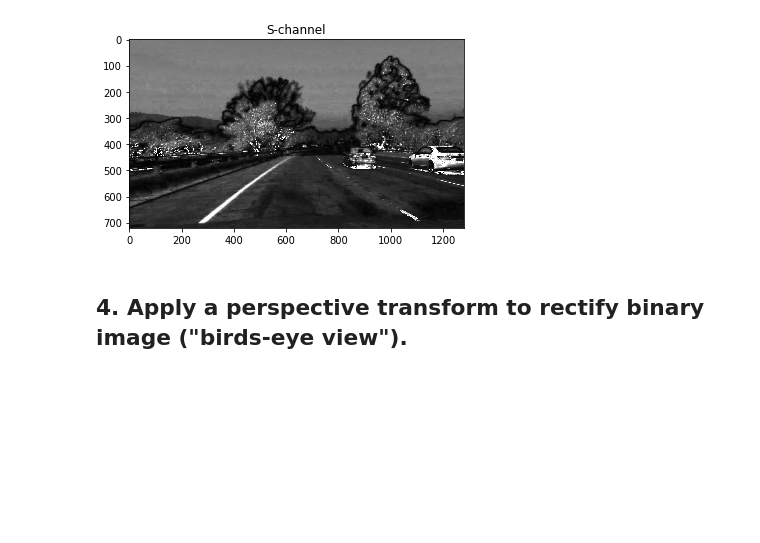
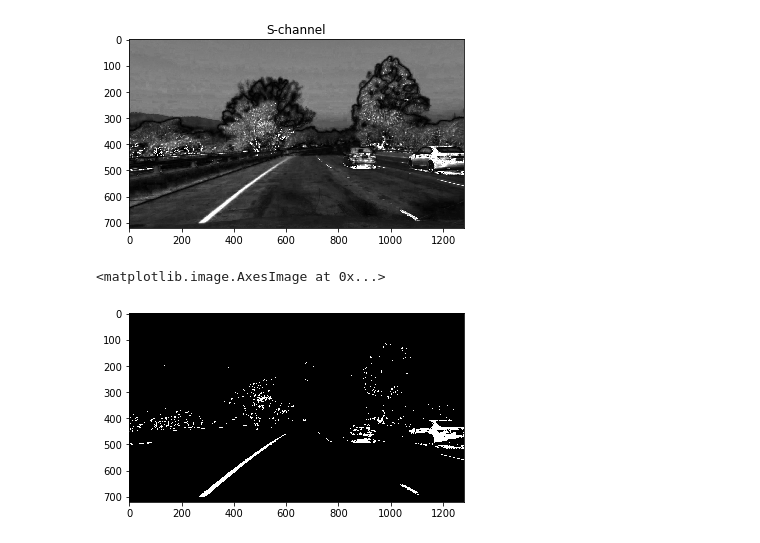
Before and after one commit to udacity/CarND-Advanced-Lane-Lines, a Jupyter notebook: Advanced_Lane_Lines.ipynb, the cells around one changed output. Drawn from its saved outputs; the diff is of its cells as text; code cells hidden in the pictures; blank space fills up the shorter version.

Commit message:
Thresholding implemented

```diff
--- a/Advanced_Lane_Lines.ipynb
+++ b/Advanced_Lane_Lines.ipynb
@@ -16,5 +16,7 @@ The goals / steps of this project are the following:
 # %%
 CALIBRATION_IMAGE_FOLDER = 'camera_cal/'
 TEST_IMAGE_FOLDER = 'test_images/'
+
+THRESHOLD_RANGE = (140, 255)
 # %% [markdown]
 ## Utilities
@@ -100,9 +109,4 @@ plt.imshow(undistorted)
 # %%
-def display_single_channel_image(img, title):
-    plt.figure()
-    plt.title(title)
-    plt.imshow(img, cmap='gray')
-
 def display_hls_channel_images(img):
     hls = cv2.cvtColor(img, cv2.COLOR_BGR2HLS)
     H = hls[:,:,0]
@@ -117,12 +121,6 @@ def display_hls_channel_images(img):
     display_single_channel_image(L, 'L-channel')
     display_single_channel_image(S, 'S-channel')
 
-def threshold_image(img):
-    gray = cv2.cvtColor(img,cv2.COLOR_BGR2GRAY)
-    high_thresh, thresh_im = cv2.threshold(gray, 0, 255, cv2.THRESH_BINARY + cv2.THRESH_OTSU)
-    low_thresh = 0.5 * high_thresh
-    return cv2.Canny(gray, low_thresh, high_thresh)
-
 original = cv2.imread(TEST_IMAGE_FOLDER + 'test1.jpg')
 undistorted = undistort(original)
 display_hls_channel_images(undistorted)
@@ -131,5 +129,19 @@ display_hls_channel_images(undistorted)
 [figure]
 [figure]
 [figure]
-# %% [markdown]
-## 4. Apply a perspective transform to rectify binary image ("birds-eye view").
+# %%
+def threshold_image(img, thresh):
+    hls = cv2.cvtColor(img, cv2.COLOR_BGR2HLS)
+    S = hls[:,:,2]
+
+    binary = np.zeros_like(S)
+    binary[(S > thresh[0]) & (S <= thresh[1])] = 1
+    return binary
+# %%
+original = cv2.imread(TEST_IMAGE_FOLDER + 'test1.jpg')
+undistorted = undistort(original)
+threshold = threshold_image(undistorted, THRESHOLD_RANGE)
+plt.imshow(threshold, cmap='gray')
+# %% [output]
+<matplotlib.image.AxesImage at 0x...>
+[figure, added]
```
Also changed, not shown: parts of 2 cells of this notebook.
